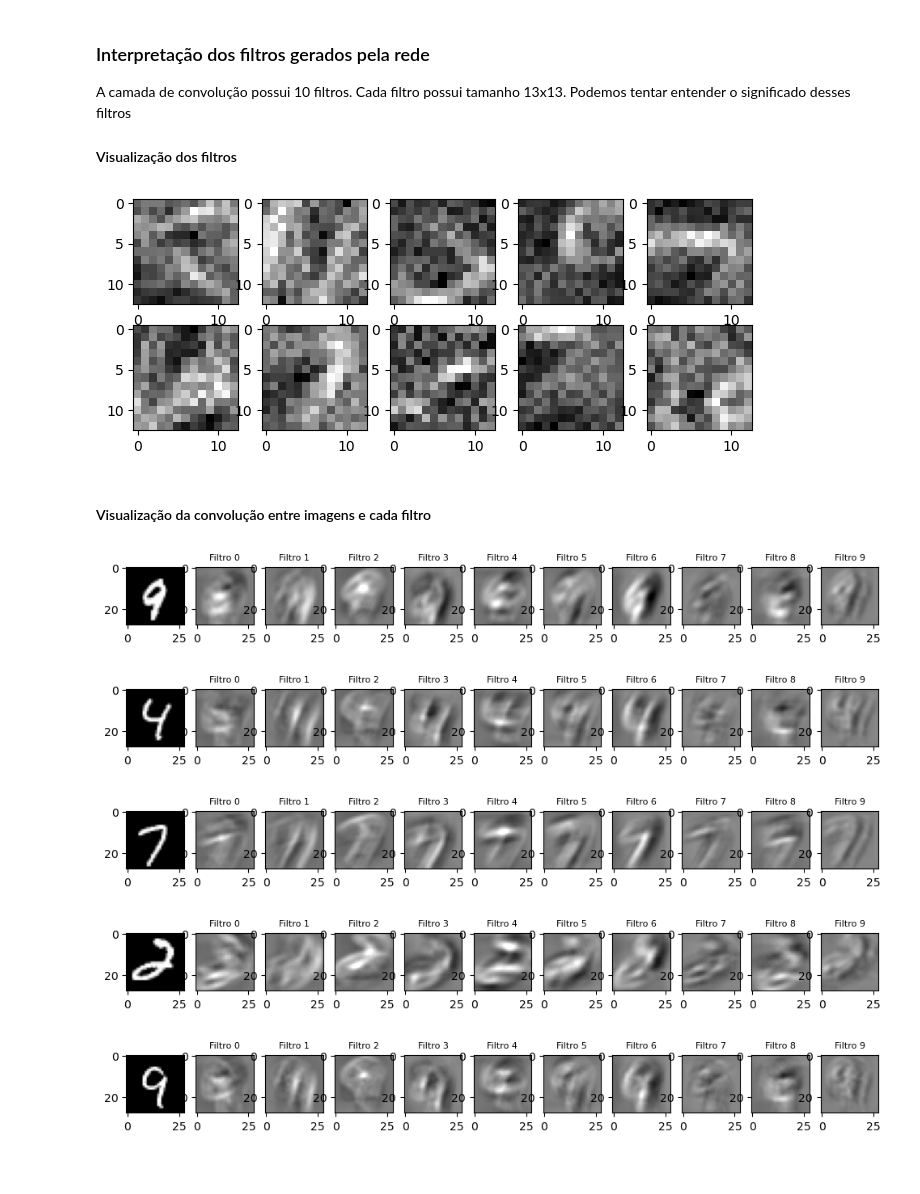
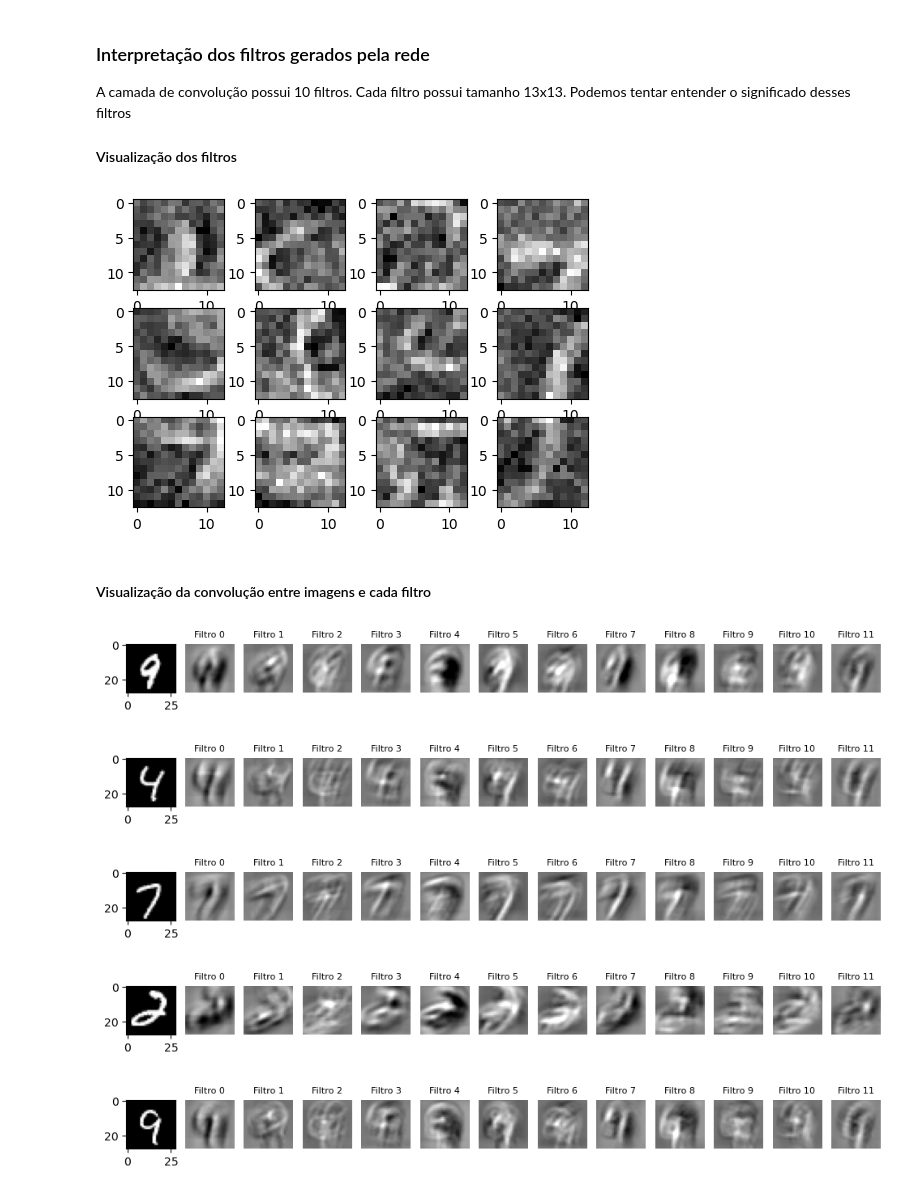
Before and after one commit to chcomin/curso-visao-computacional-2024, a Jupyter notebook: M04_redes_neurais_convolucionais/3 - Classificação de dígitos usando CNNs.ipynb, the cells around one changed output. Cells and saved outputs as stored; diff of their text form; code cells hidden in the pictures; blank space fills up the shorter version.

```diff
--- a/M04_redes_neurais_convolucionais/3 - Classificação de dígitos usando CNNs.ipynb
+++ b/M04_redes_neurais_convolucionais/3 - Classificação de dígitos usando CNNs.ipynb
@@ -13,26 +17,27 @@ ds_train, ds_valid = load_mnist()
 # %%
 %%time
 class Model(nn.Module):
-    '''Modelo com uma camada convolucional'''
+    '''Modelo para classificação de dígitos.'''
     def __init__(self):
         super().__init__()
 
-        # 10 canais de convolução
-        self.conv = nn.Conv2d(1, 10, kernel_size=13, padding=13//2)
-        # Pooling fixando a saída em uma imagem de tamanho 2x2
-        self.pool = nn.AdaptiveMaxPool2d(2)
-        # Camada linear que recebe 10 imagens de tamanho 2x2 e gera 10 valores de saída
-        self.fc = nn.Linear(10*2*2, 10)
+        # 12 filtros de convolução
+        self.conv = nn.Conv2d(1, 12, kernel_size=13, padding=13//2)
+        # Max pooling global que transforma a saída da convolução em 12 valores.
+        # Cada valor representa a maior resposta do respectivo filtro.
+        self.pool = nn.AdaptiveMaxPool2d(1)
+        # Camada linear que recebe 12 valores e gera 10 valores de saída
+        self.fc = nn.Linear(12, 10)
 
     def forward(self, x):
         x = self.conv(x)
         x = self.pool(x)
-        # Transformação das imagens de tamanho bs x 10 x 2 x 2 para bs x 10*2*2
+        # Transformação do tensor de tamanho bs x 10 x 1 x 1 para bs x 10
         x = x.reshape(x.shape[0], -1)
         x = self.fc(x)
 
         return x
 
 model = Model()
-logger = train.train(model, ds_train, ds_valid, bs=8, num_epochs=10, lr=0.01)
+logger = train.train(model, ds_train, ds_valid, bs=8, num_epochs=20, lr=0.01)
 # %% [output]
@@ -66,12 +71,12 @@ A camada de convolução possui 10 filtros. Cada filtro possui tamanho 13x13. Po
 
 #### Visualização dos filtros
 # %%
-fig, axs = plt.subplots(2, 5, figsize=(8,3))
+fig, axs = plt.subplots(3, 4, figsize=(6,4))
 axs = axs.reshape(-1)
-for idx in range(10):
+for idx in range(12):
     axs[idx].imshow(model.conv.weight[idx,0].detach(), 'gray')
 # %% [output]
-[figure, old version]
+[figure, new version]
 # %% [markdown]
 #### Visualização da convolução entre imagens e cada filtro
 # %%
@@ -84,14 +89,16 @@ with torch.no_grad():
 
 # visualiza os 10 resultados para cada imagem
 for idx in range(n):
-    fig, axs = plt.subplots(1,11, figsize=(12,3))
+    fig, axs = plt.subplots(1,13, figsize=(12,3))
     axs[0].imshow(batch[idx,0], 'gray')
-    for channel in range(10):
-        axs[channel+1].imshow(res[idx,channel], 'gray', vmin=-10, vmax=10)
-        axs[channel+1].set_title(f'Filtro {channel}', size=8)
+    for channel in range(12):
+        ax = axs[channel+1]
+        ax.imshow(res[idx,channel], 'gray', vmin=-10, vmax=10)
+        ax.set_title(f'Filtro {channel}', size=8)
+        ax.set_axis_off()
 # %% [output]
-[figure, old version]
+[figure, new version]
-[figure, old version]
+[figure, new version]
-[figure, old version]
+[figure, new version]
-[figure, old version]
+[figure, new version]
-[figure, old version]
+[figure, new version]
```
Also changed, not shown: parts of 4 cells of this notebook, 2 other files.
